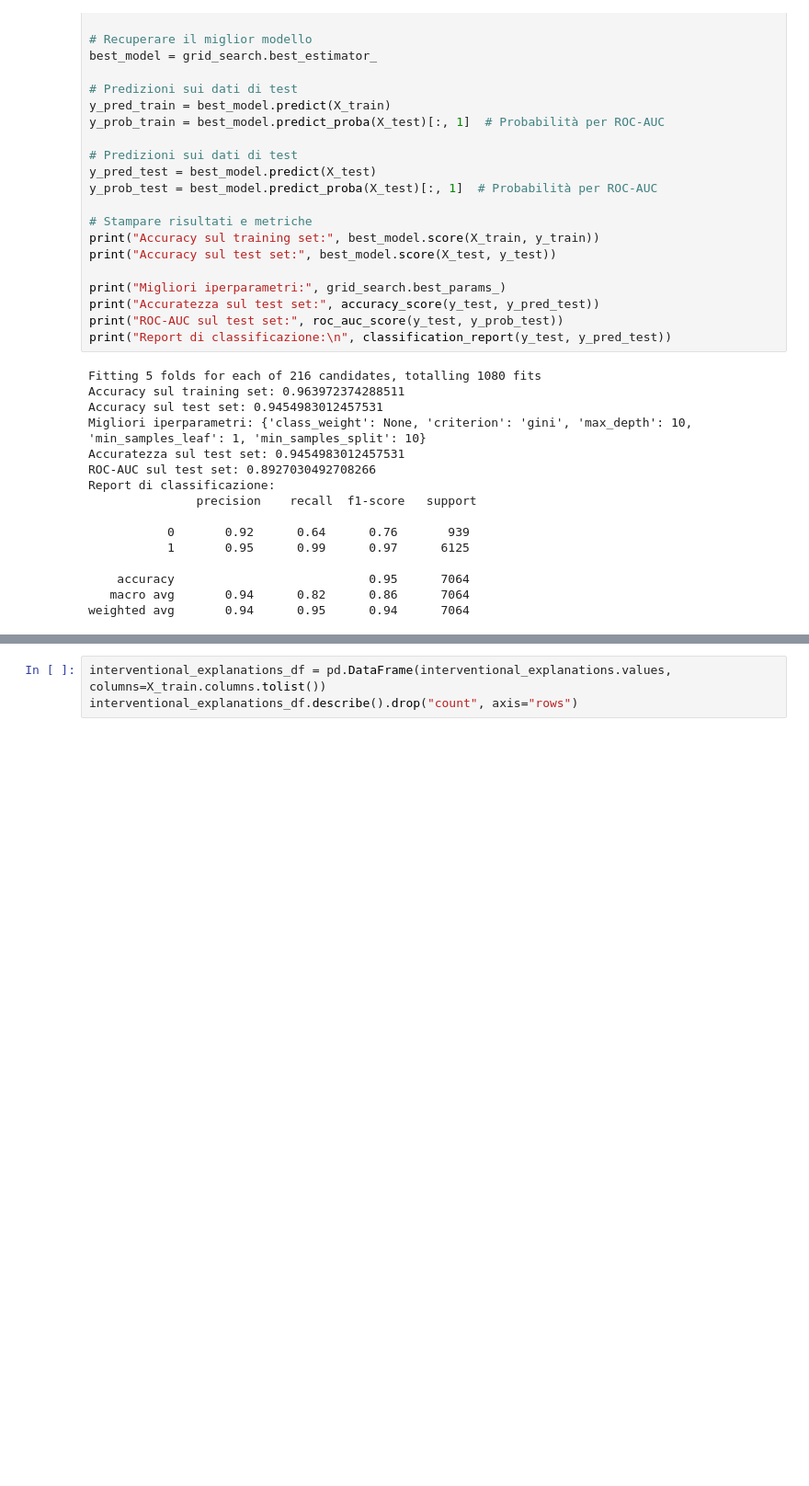
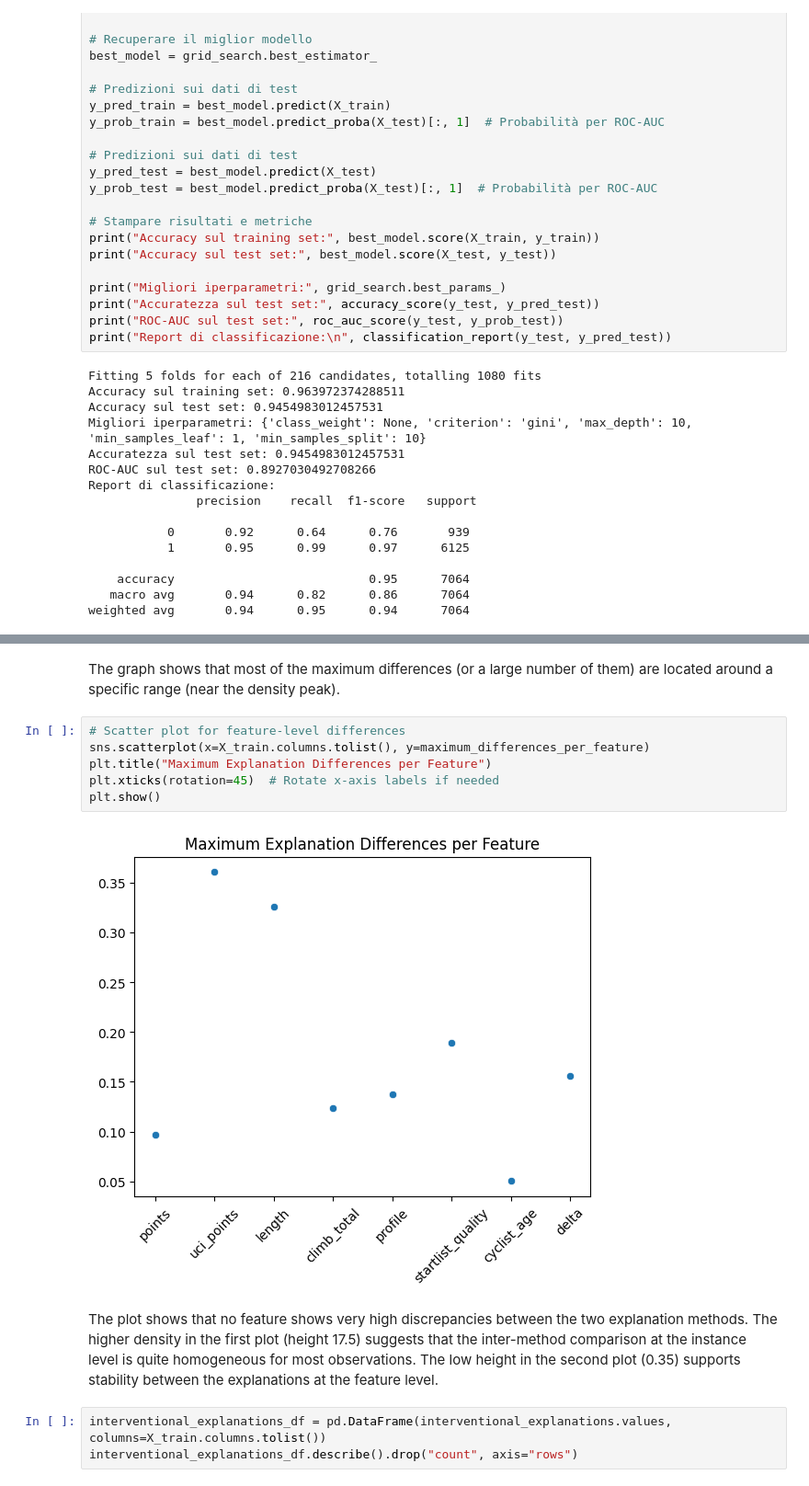
Before and after one commit to lesi-nedo/dm_project24_group_11, a Jupyter notebook: Classification.ipynb, the cells around one changed output, grey strips where cells are left out. Shown at 92% size. Saved outputs shown, nothing was run; the diff lists cells and outputs as text; blank space fills up the shorter version.

```diff
--- a/Classification.ipynb
+++ b/Classification.ipynb
@@ -252,3 +248,17 @@ print(X_train.columns.tolist())
+# %% [markdown]
+The graph shows that most of the maximum differences (or a large number of them) are located around a specific range (near the density peak).
+# %%
+# Scatter plot for feature-level differences
+sns.scatterplot(x=X_train.columns.tolist(), y=maximum_differences_per_feature)
+plt.title("Maximum Explanation Differences per Feature")
+plt.xticks(rotation=45)  # Rotate x-axis labels if needed
+plt.show()
+# %% [output]
+[figure, added]
+# %% [markdown]
+The plot shows that no feature shows very high discrepancies between the two explanation methods.
+The higher density in the first plot (height 17.5) suggests that the inter-method comparison at the instance level is quite homogeneous for most observations.
+The low height in the second plot (0.35) supports stability between the explanations at the feature level.
 # %%
 interventional_explanations_df = pd.DataFrame(interventional_explanations.values, columns=X_train.columns.tolist())
 interventional_explanations_df.describe().drop("count", axis="rows")
```
Also changed, not shown: parts of 9 cells of this notebook, 3 other files.
